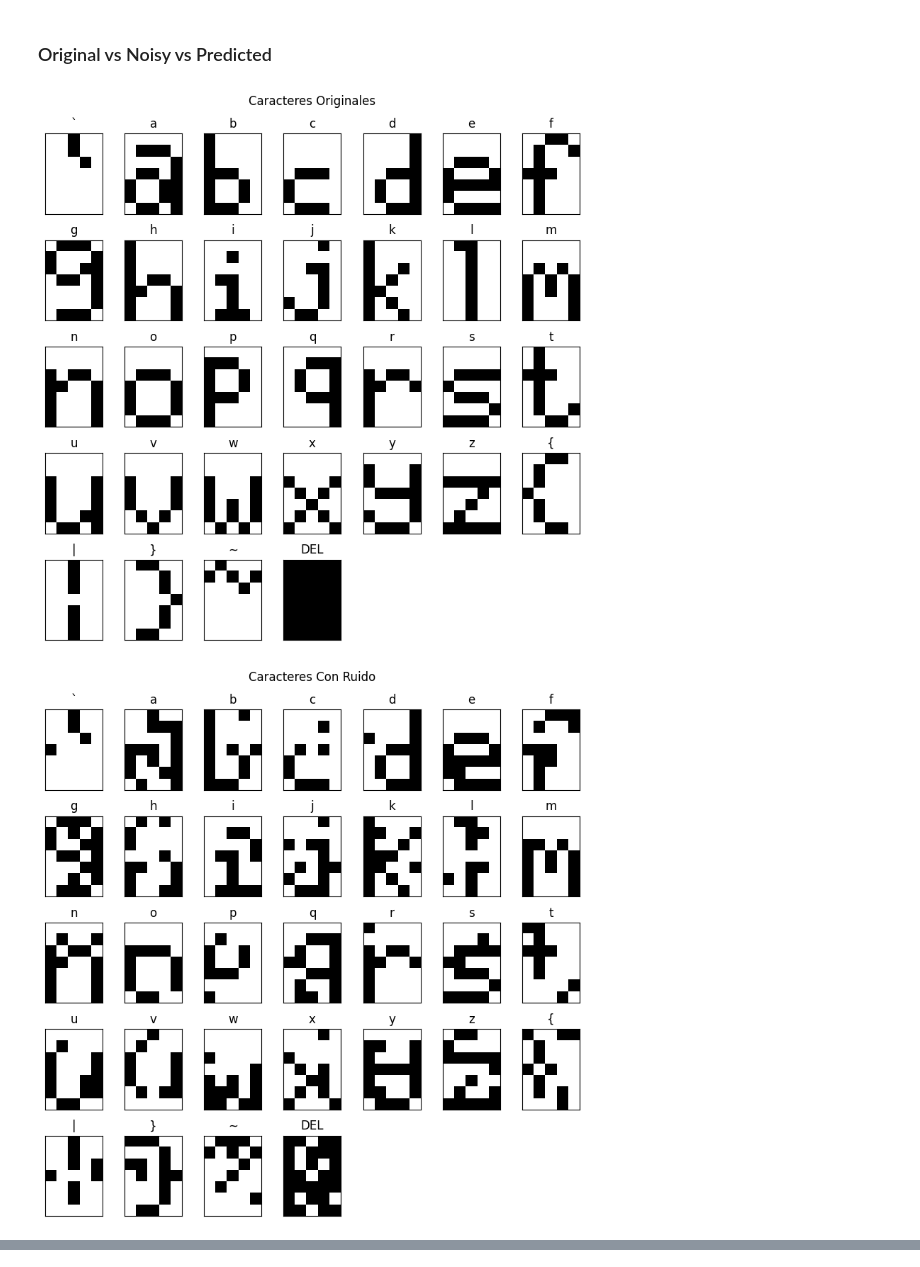
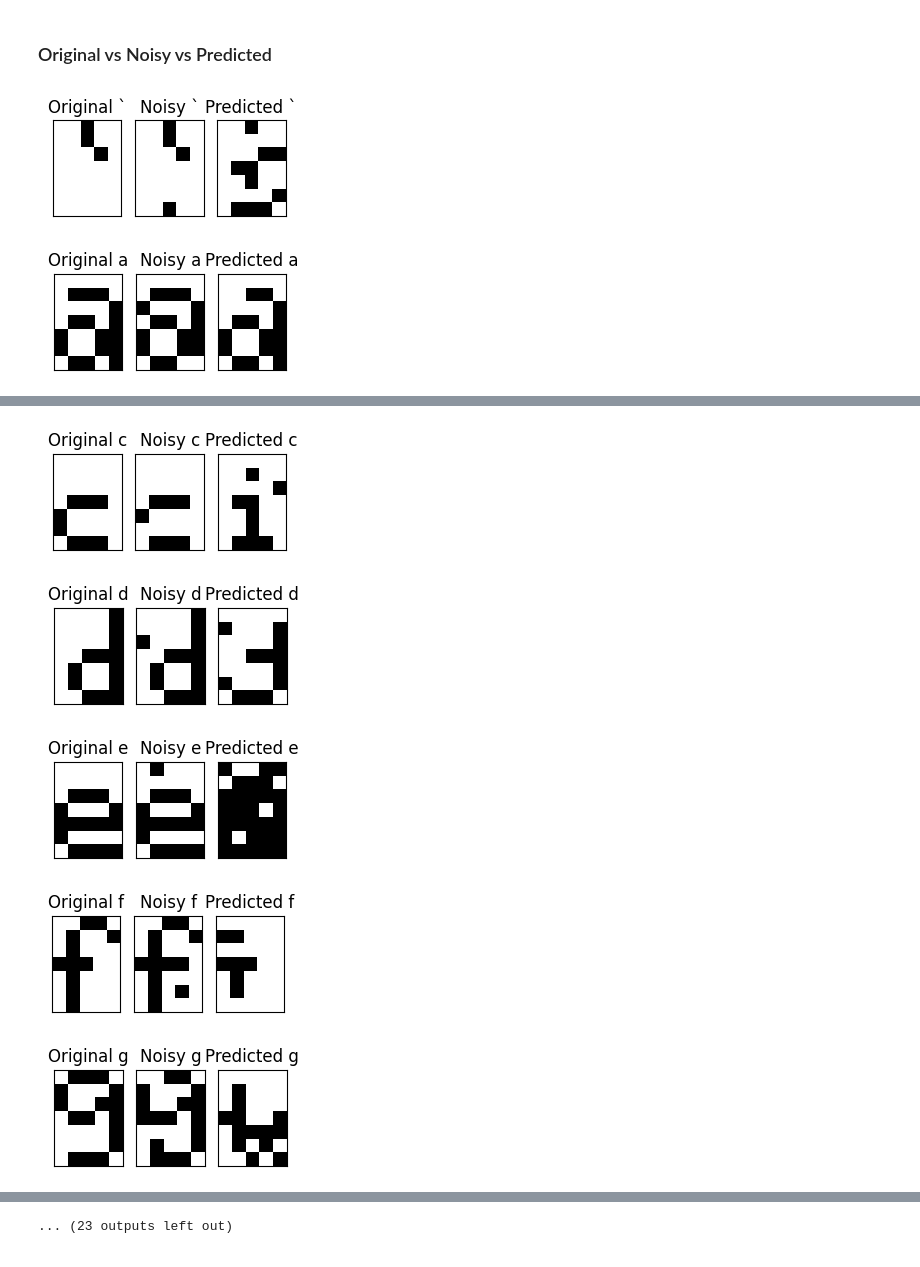
Before and after one commit to Ian-Arnott/TPs-SIA, a Jupyter notebook: Tp5/ej1_b.ipynb, the cells around one changed output, grey strips where cells are left out. Saved outputs shown, nothing was run; the diff lists cells and outputs as text; code cells hidden in the pictures.

```diff
--- a/Tp5/ej1_b.ipynb
+++ b/Tp5/ej1_b.ipynb
@@ -43,24 +41,2 @@ mse_list.append(error)
 # %% [markdown]
 ### Original vs Noisy vs Predicted
-# %%
-def plot_bitmap_matrix_2(matrix_list, character_list, title):
-    num_plots = len(matrix_list)
-    num_rows = int(np.sqrt(num_plots))
-    num_cols = int(np.ceil(num_plots / num_rows))
-
-    fig, axes = plt.subplots(num_rows, num_cols, figsize=(8, 8))
-
-    for i in range(num_rows):
-        for j in range(num_cols):
-            index = i * num_cols + j
-            if index < num_plots:
-                axes[i, j].imshow(matrix_list[index], cmap='binary', interpolation='none', vmin=0, vmax=1)
-                axes[i, j].set_title(character_list[index])
-                axes[i, j].set_xticks([])
-                axes[i, j].set_yticks([])
-            else:
-                fig.delaxes(axes[i, j])  # Elimina los ejes si no hay más plots
-
-    plt.suptitle(title)
-    plt.tight_layout()
-    plt.show()
@@ -88,46 +46,39 @@ characters = list(bitmapDict.keys())
 latent_spaces = []
 input_matrix_list = []
 output_matrix_list = []
 noisy_matrix_list = []
 
 for c in range(len(characters)):
     input_bitmap = []
     noisy_bitmap = []
     output_bitmap = []
 
     # dataset es una lista de listas de -listas con un solo elemento-
     for i in range(len(dataset[c])):
         input_bitmap.append(dataset[c][i][0])
-    #input_bitmap_matrix = bitmap_as_matrix(input_bitmap)
-    input_matrix_list.append(bitmap_as_matrix(input_bitmap))
+    input_bitmap_matrix = bitmap_as_matrix(input_bitmap)
+    input_matrix_list.append(input_bitmap_matrix)
 
     for i in range(len(noisy_dataset[c])):
         noisy_bitmap.append(noisy_dataset[c][i][0])
-    #noisy_bitmap_matrix = bitmap_as_matrix(noisy_bitmap)
-    noisy_matrix_list.append(bitmap_as_matrix(noisy_bitmap))
+    noisy_bitmap_matrix = bitmap_as_matrix(noisy_bitmap)
+    noisy_matrix_list.append(noisy_bitmap_matrix)
 
 
     # El espacio latente es la salida de la "capa 6"
     outputs, raw_latent_space = predict_with_layer_value(autoencoder, noisy_dataset[c], 6)
 
 
     for output in outputs:
-        # Para tanh, deberia ser "1 if num[0] > 0 else 0"?
         output_bitmap.append(round(abs(output[0])))
-    # output_bitmap_matrix = bitmap_as_matrix(output_bitmap)
-    output_matrix_list.append(bitmap_as_matrix(output_bitmap))
+    output_bitmap_matrix = bitmap_as_matrix(output_bitmap)
+    output_matrix_list.append(output_bitmap_matrix)
 
-    # Marcamos en gris los pixeles que cambiaron
-    # for i in range(len(output_bitmap_matrix)):
-    #    for j in range(len(output_bitmap_matrix[i])):
-    #        if output_bitmap_matrix[i][j] != noisy_bitmap_matrix[i][j]:
-    #            output_bitmap_matrix[i][j] = 0.3
-
-    #plot_bitmap_matrix_with_noise(input_bitmap_matrix, noisy_bitmap_matrix, output_bitmap_matrix, characters[c])
+    plot_bitmap_matrix_with_noise(input_bitmap_matrix, noisy_bitmap_matrix, output_bitmap_matrix, characters[c])
 
 plot_bitmap_matrix_2(input_matrix_list, characters, "Caracteres Originales")
 plot_bitmap_matrix_2(noisy_matrix_list, characters, "Caracteres Con Ruido")
 plot_bitmap_matrix_2(output_matrix_list, characters, "Caracteres Predichos")
 # %% [output]
-[figure, old version]
+[figure, new version]
-[figure, old version]
+[figure, new version]
@@ -134,0 +86,5 @@ plot_bitmap_matrix_2(output_matrix_list, characters, "Caracteres Predichos")
+[figure, added]
+[figure, added]
+[figure, added]
+[figure, added]
+[figure, added]
@@ -134,0 +95 @@ plot_bitmap_matrix_2(output_matrix_list, characters, "Caracteres Predichos")
+... (23 outputs left out)
```
Also changed, not shown: parts of 5 cells of this notebook, 1 other file.
